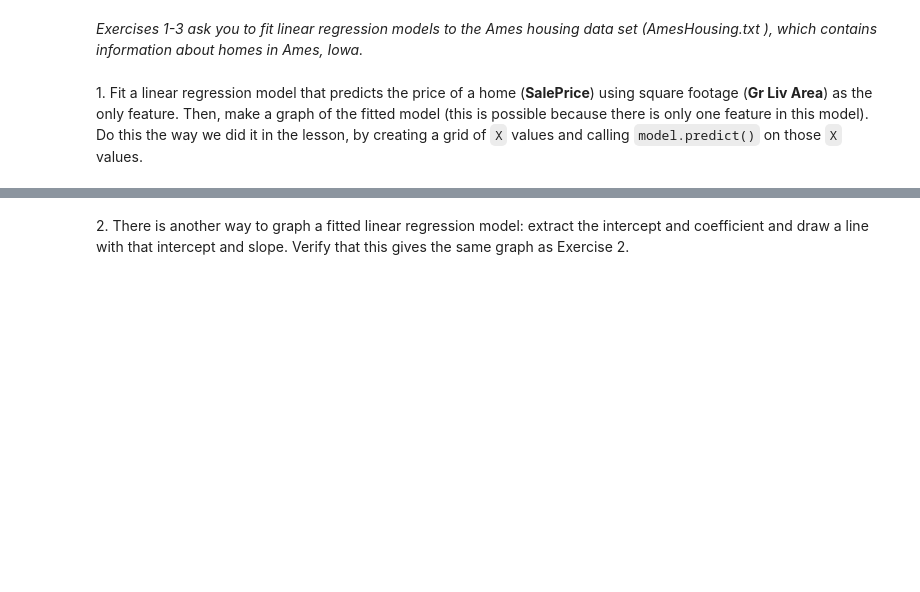
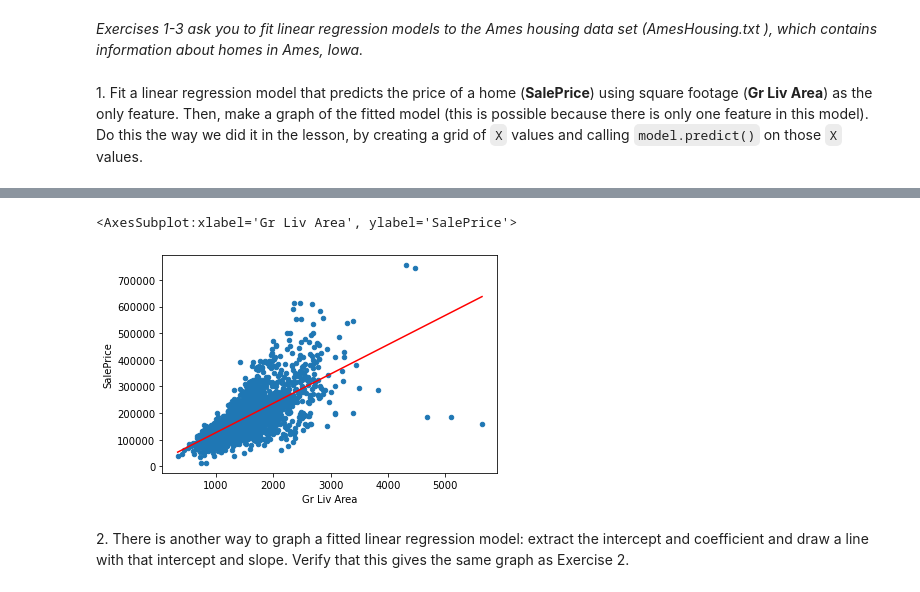
Before and after one commit to andykr1k/CS105, a Jupyter notebook: Lab7/Lab_7_Linear_Regression.ipynb, the cells around one changed output, grey strips where cells are left out. Cells and saved outputs as stored; diff of their text form; code cells hidden in the pictures; blank space fills up the shorter version.

```diff
--- a/Lab7/Lab_7_Linear_Regression.ipynb
+++ b/Lab7/Lab_7_Linear_Regression.ipynb
@@ -199,0 +225,8 @@ _Exercises 1-3 ask you to fit linear regression models to the Ames housing data
+# %%
+X_train1 = ames_train[["Gr Liv Area"]]
+X_test1 = ames_test[["Gr Liv Area"]]
+y_train1 = ames_train["SalePrice"]
+
+model = LinearRegression()
+model.fit(X=X_train1, y=y_train1)
+model.predict(X=X_test1)
@@ -200,2 +251,17 @@ _Exercises 1-3 ask you to fit linear regression models to the Ames housing data
+# %%
+X_new1 = pd.DataFrame()
+X_new1["Gr Liv Area"] = np.linspace(334,5642, num=500)
+X_new1.set_index("Gr Liv Area")
+
+y_new_1 = pd.Series(
+    model.predict(X_new1),
+    index = X_new1["Gr Liv Area"]
+)
+
+ames_train.plot.scatter(x="Gr Liv Area", y="SalePrice")
+y_new_1.plot.line(color = 'red')
+# %% [output]
+<AxesSubplot:xlabel='Gr Liv Area', ylabel='SalePrice'>
+[figure, added]
 # %% [markdown]
 2\.  There is another way to graph a fitted linear regression model: extract the intercept and coefficient and draw a line with that intercept and slope. Verify that this gives the same graph as Exercise 2.
```
Also changed, not shown: parts of 36 cells of this notebook, 8 other files.
